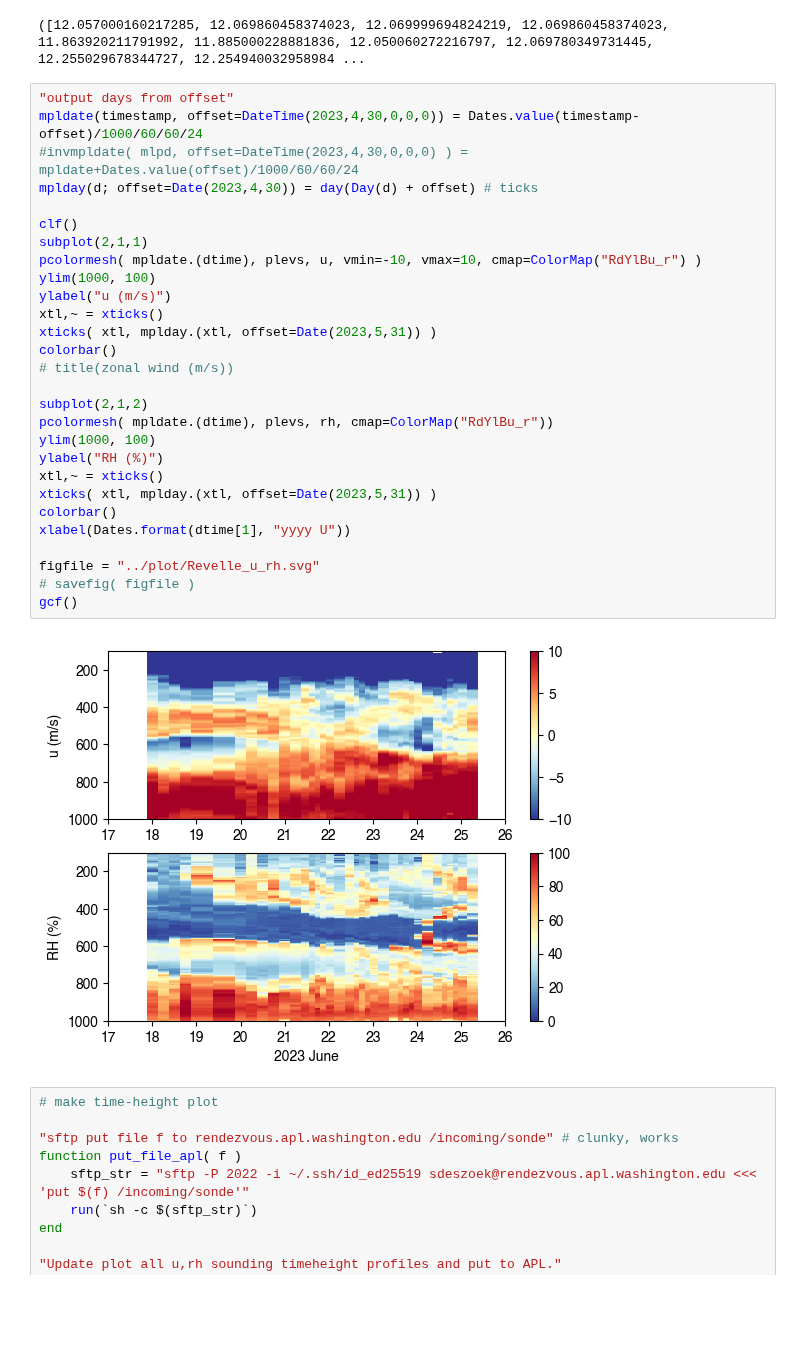
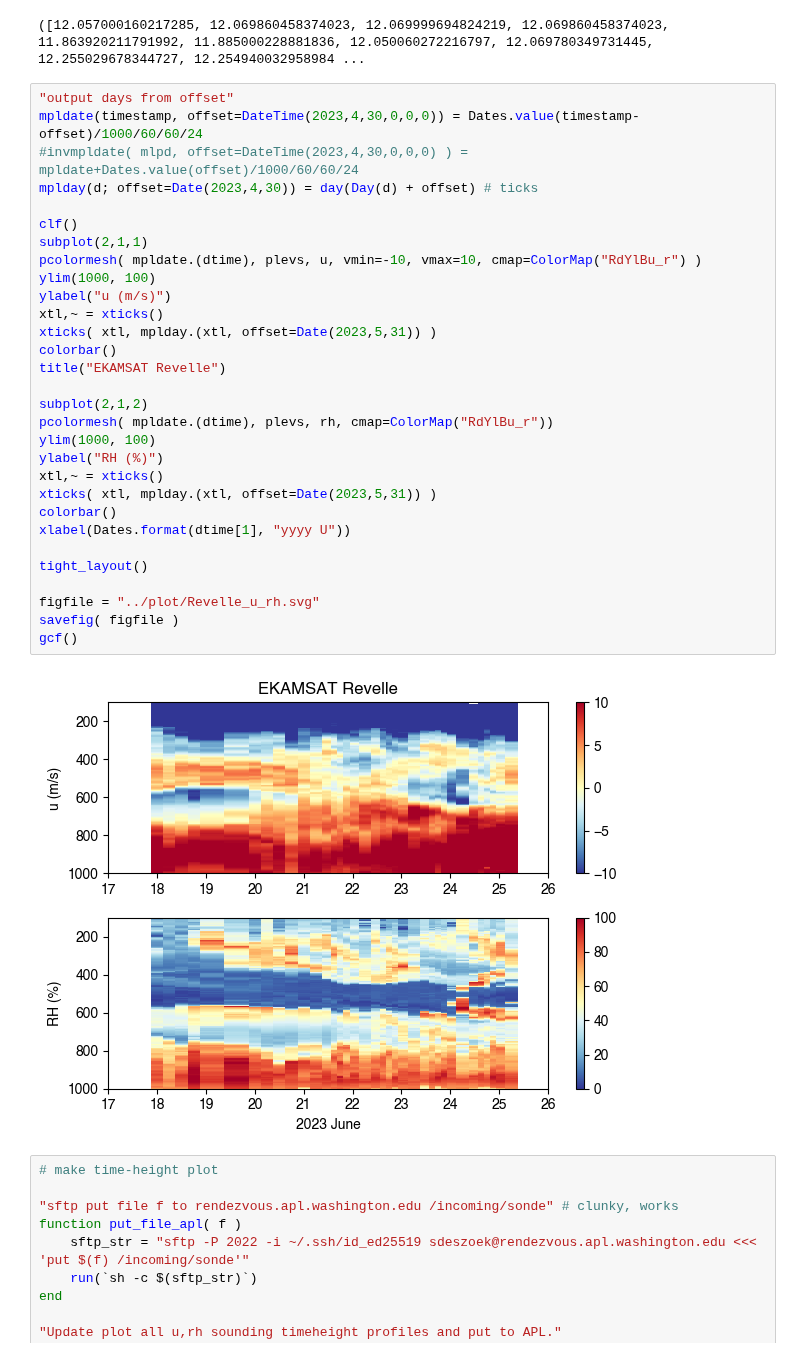
Before and after one commit to deszoeke/ASTRAL-soundings, a Jupyter notebook: src/read_raobe_txt.ipynb, the cells around one changed output. Saved outputs shown, nothing was run; the diff lists cells and outputs as text; blank space fills up the shorter version.

Commit message:
refine plot

```diff
--- a/src/read_raobe_txt.ipynb
+++ b/src/read_raobe_txt.ipynb
@@ -483,33 +483,35 @@ lat,lon,dtime, temp,rh,shum,u,v,gpm = cat_int_raobe( raobe_files )
 # %%
 "output days from offset"
 mpldate(timestamp, offset=DateTime(2023,4,30,0,0,0)) = Dates.value(timestamp-offset)/1000/60/60/24
 #invmpldate( mlpd, offset=DateTime(2023,4,30,0,0,0) ) = mpldate+Dates.value(offset)/1000/60/60/24
 mplday(d; offset=Date(2023,4,30)) = day(Day(d) + offset) # ticks
 
 clf()
 subplot(2,1,1)
 pcolormesh( mpldate.(dtime), plevs, u, vmin=-10, vmax=10, cmap=ColorMap("RdYlBu_r") )
 ylim(1000, 100)
 ylabel("u (m/s)")
 xtl,~ = xticks()
 xticks( xtl, mplday.(xtl, offset=Date(2023,5,31)) )
 colorbar()
-# title(zonal wind (m/s))
+title("EKAMSAT Revelle")
 
 subplot(2,1,2)
 pcolormesh( mpldate.(dtime), plevs, rh, cmap=ColorMap("RdYlBu_r"))
 ylim(1000, 100)
 ylabel("RH (%)")
 xtl,~ = xticks()
 xticks( xtl, mplday.(xtl, offset=Date(2023,5,31)) )
 colorbar()
 xlabel(Dates.format(dtime[1], "yyyy U"))
 
+tight_layout()
+
 figfile = "../plot/Revelle_u_rh.svg"
-# savefig( figfile )
+savefig( figfile )
 gcf()
 # %% [output]
-[figure, old version]
+[figure, new version]
 # %%
 # make time-height plot
 
```
Also changed, not shown: parts of 1 cell of this notebook, 1 other file.
